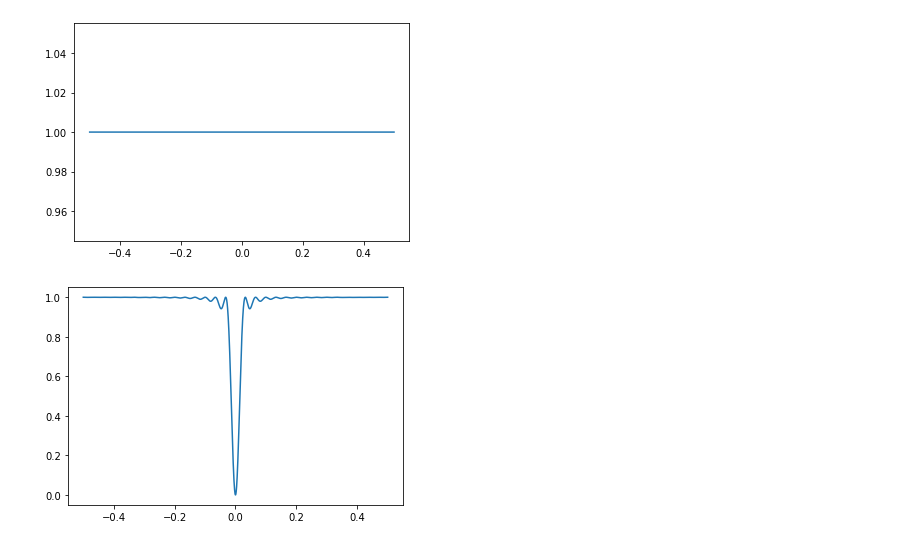
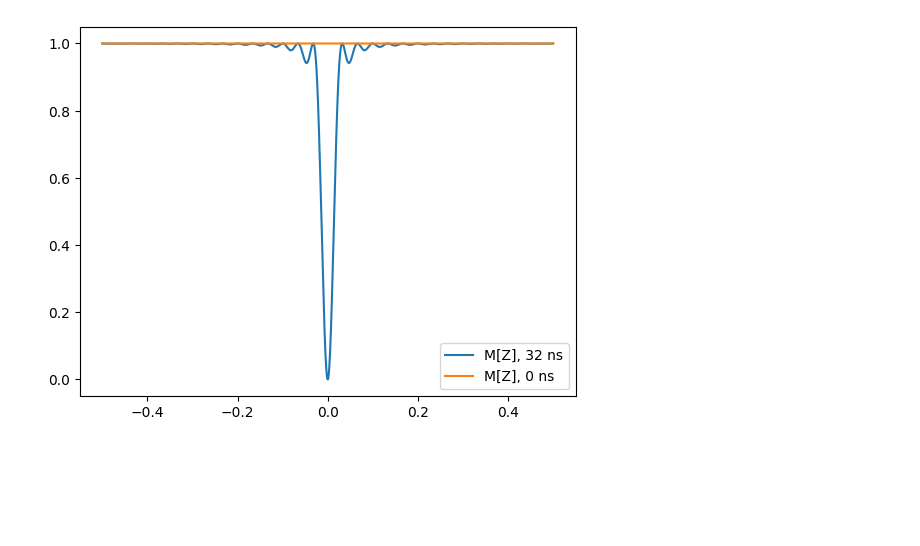
Before and after one commit to Liam-Twomey/SPaCE, a Jupyter notebook: SPaCE examples.ipynb, the cells around one changed output. Cells and saved outputs as stored; diff of their text form; code cells hidden in the pictures; blank space fills up the shorter version.

```diff
--- a/SPaCE examples.ipynb
+++ b/SPaCE examples.ipynb
@@ -77,17 +79,16 @@ plt.legend()
 # %%
 ##Visualizing the bandwidth of pulses or the flips of spins across the frequency range
 
 order=np.argsort(trj.nu)#Sort the spins based off of frequency
-
-plt.plot(trj.nu[order],trj.traj[order,2,0])
 #The index of trj.traj follows the dimensions of [number of spins, XYZ dimenstion, time point].
-plt.show() #show the Z magnetization (dimension 2) at time 0 ns (data point 0)
-
-plt.plot(trj.nu[order],trj.traj[order,2,16])
-plt.show() #show the Z magnetization (dimension 2) at time 32 ns (data point 16) after the first pi/2 pulse
+#show the Z magnetization (dimension 2) at time 32 ns (data point 16) after the first pi/2 pulse
+plt.plot(trj.nu[order],trj.traj[order,2,16], label='M[Z], 32 ns')
+#show the Z magnetization (dimension 2) at time 0 ns (data point 0)
+plt.plot(trj.nu[order],trj.traj[order,2,0], label='M[Z], 0 ns')
+plt.legend(loc='lower right')
+plt.show()
 # %% [output]
-[figure, old version]
+[figure, new version]
-[figure, removed]
 # %%
 ## Making a system with sparse spins with specific resonant frequencies
 test2=sp.spin(2) #Spin system with only two spins
```
Also changed, not shown: parts of 9 cells of this notebook, 2 other files.
